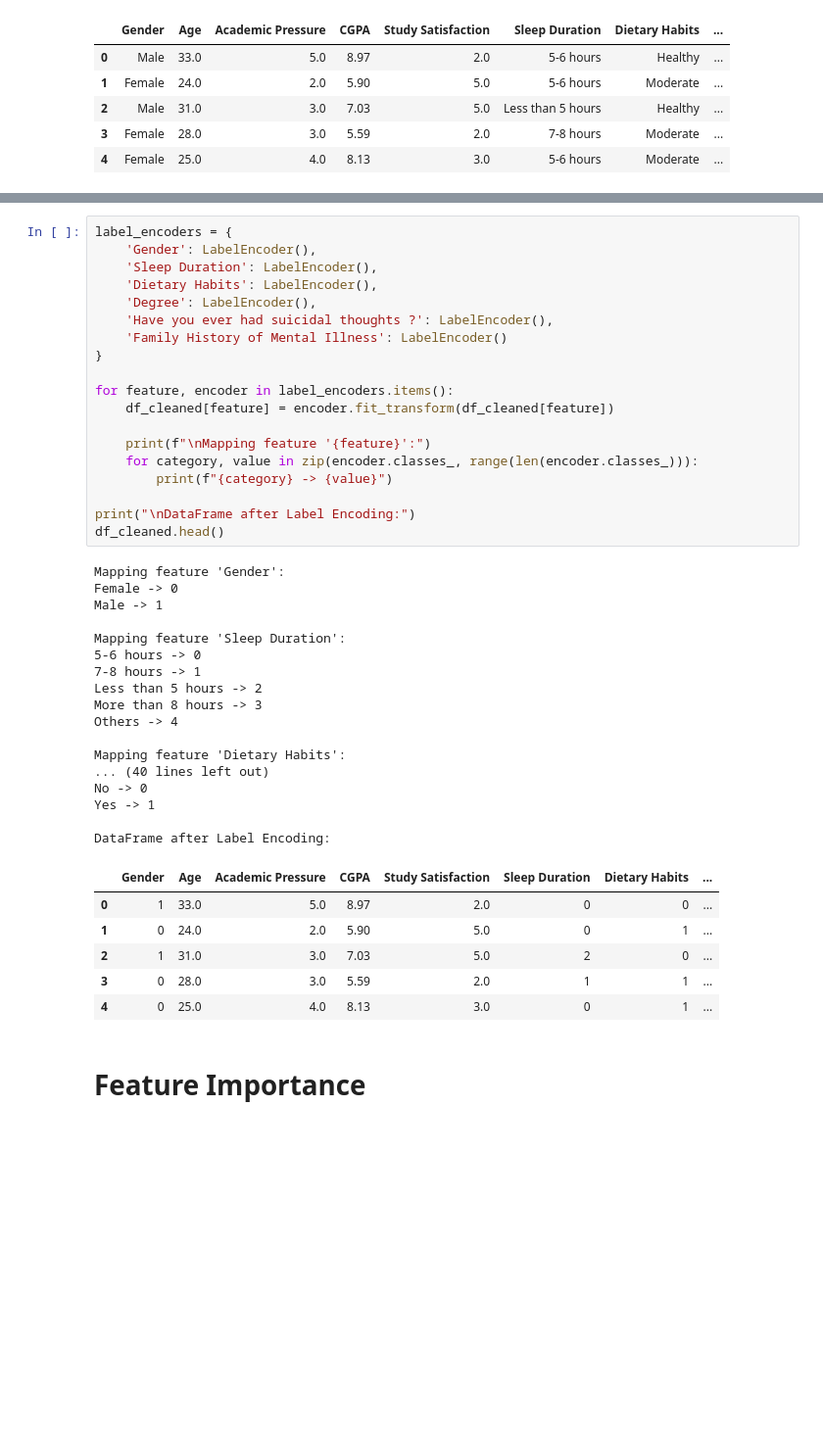
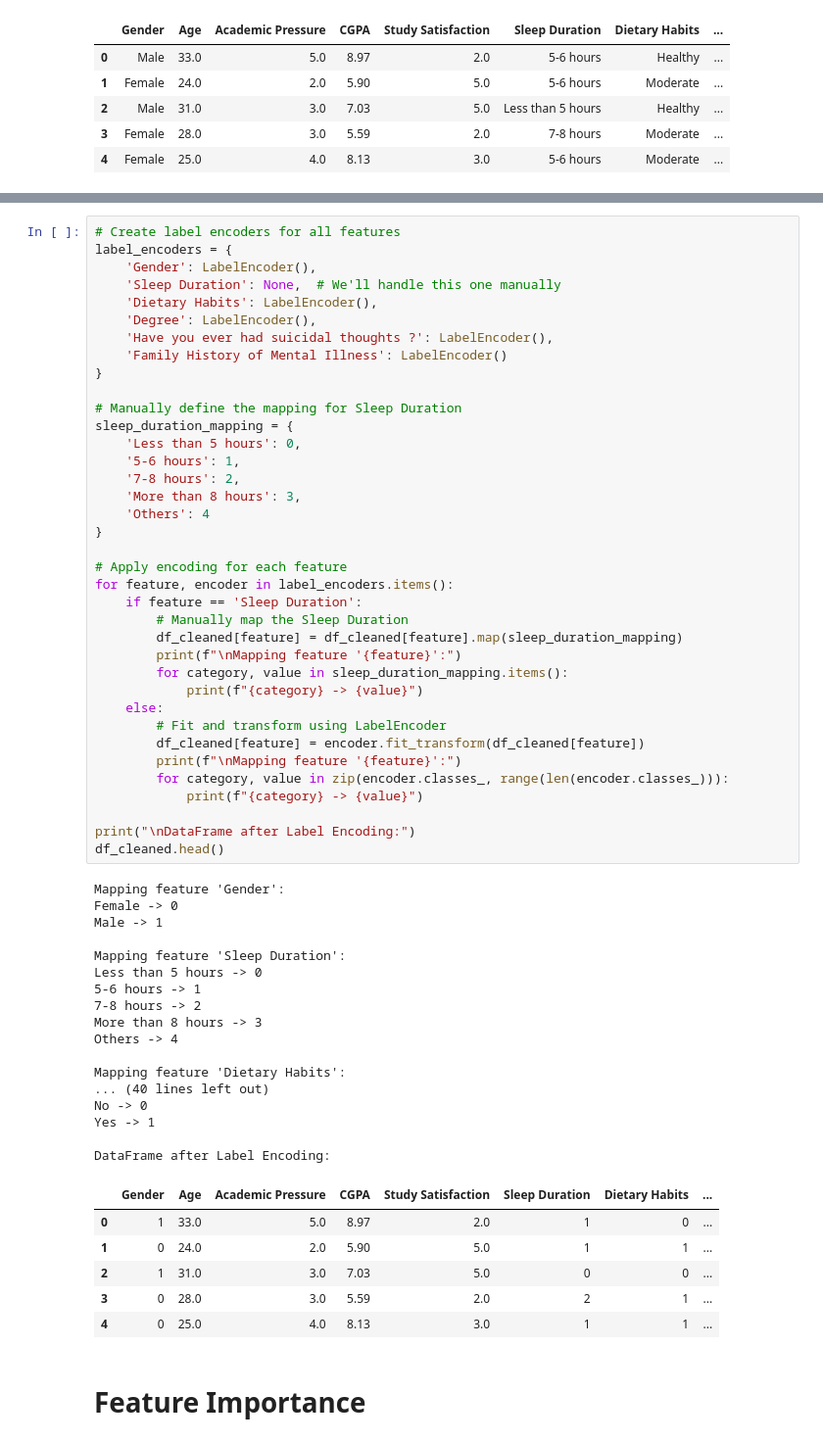
Before and after one commit to arguto1993/depression-risk-classification, a Jupyter notebook: classification.ipynb, the cells around one changed output, grey strips where cells are left out. Shown at 98% size. Saved outputs shown, nothing was run; the diff lists cells and outputs as text; blank space fills up the shorter version.

```diff
--- a/classification.ipynb
+++ b/classification.ipynb
@@ -157,48 +157,66 @@ Data columns (total 13 columns):
 dtypes: float64(6), int64(1), object(6)
 memory usage: 3.0+ MB
 # %%
+# Create label encoders for all features
 label_encoders = {
     'Gender': LabelEncoder(),
-    'Sleep Duration': LabelEncoder(),
+    'Sleep Duration': None,  # We'll handle this one manually
     'Dietary Habits': LabelEncoder(),
     'Degree': LabelEncoder(),
     'Have you ever had suicidal thoughts ?': LabelEncoder(),
     'Family History of Mental Illness': LabelEncoder()
 }
 
+# Manually define the mapping for Sleep Duration
+sleep_duration_mapping = {
+    'Less than 5 hours': 0,
+    '5-6 hours': 1,
+    '7-8 hours': 2,
+    'More than 8 hours': 3,
+    'Others': 4
+}
+
+# Apply encoding for each feature
 for feature, encoder in label_encoders.items():
-    df_cleaned[feature] = encoder.fit_transform(df_cleaned[feature])
-
-    print(f"\nMapping feature '{feature}':")
-    for category, value in zip(encoder.classes_, range(len(encoder.classes_))):
-        print(f"{category} -> {value}")
+    if feature == 'Sleep Duration':
+        # Manually map the Sleep Duration
+        df_cleaned[feature] = df_cleaned[feature].map(sleep_duration_mapping)
+        print(f"\nMapping feature '{feature}':")
+        for category, value in sleep_duration_mapping.items():
+            print(f"{category} -> {value}")
+    else:
+        # Fit and transform using LabelEncoder
+        df_cleaned[feature] = encoder.fit_transform(df_cleaned[feature])
+        print(f"\nMapping feature '{feature}':")
+        for category, value in zip(encoder.classes_, range(len(encoder.classes_))):
+            print(f"{category} -> {value}")
 
 print("\nDataFrame after Label Encoding:")
 df_cleaned.head()
 # %% [output]
 Mapping feature 'Gender':
 Female -> 0
 Male -> 1
 
 Mapping feature 'Sleep Duration':
-5-6 hours -> 0
-7-8 hours -> 1
-Less than 5 hours -> 2
+Less than 5 hours -> 0
+5-6 hours -> 1
+7-8 hours -> 2
 More than 8 hours -> 3
 Others -> 4
 
 Mapping feature 'Dietary Habits':
 ... (40 lines left out)
 No -> 0
 Yes -> 1
 
 DataFrame after Label Encoding:
 |  | Gender | Age | Academic Pressure | CGPA | Study Satisfaction | Sleep Duration | Dietary Habits | ... |
-| 0 | 1 | 33.0 | 5.0 | 8.97 | 2.0 | 0 | 0 | ... |
-| 1 | 0 | 24.0 | 2.0 | 5.90 | 5.0 | 0 | 1 | ... |
-| 2 | 1 | 31.0 | 3.0 | 7.03 | 5.0 | 2 | 0 | ... |
-| 3 | 0 | 28.0 | 3.0 | 5.59 | 2.0 | 1 | 1 | ... |
-| 4 | 0 | 25.0 | 4.0 | 8.13 | 3.0 | 0 | 1 | ... |
+| 0 | 1 | 33.0 | 5.0 | 8.97 | 2.0 | 1 | 0 | ... |
+| 1 | 0 | 24.0 | 2.0 | 5.90 | 5.0 | 1 | 1 | ... |
+| 2 | 1 | 31.0 | 3.0 | 7.03 | 5.0 | 0 | 0 | ... |
+| 3 | 0 | 28.0 | 3.0 | 5.59 | 2.0 | 2 | 1 | ... |
+| 4 | 0 | 25.0 | 4.0 | 8.13 | 3.0 | 1 | 1 | ... |
 # %% [markdown]
 # Feature Importance
 # %%
```
Also changed, not shown: parts of 20 cells of this notebook.
